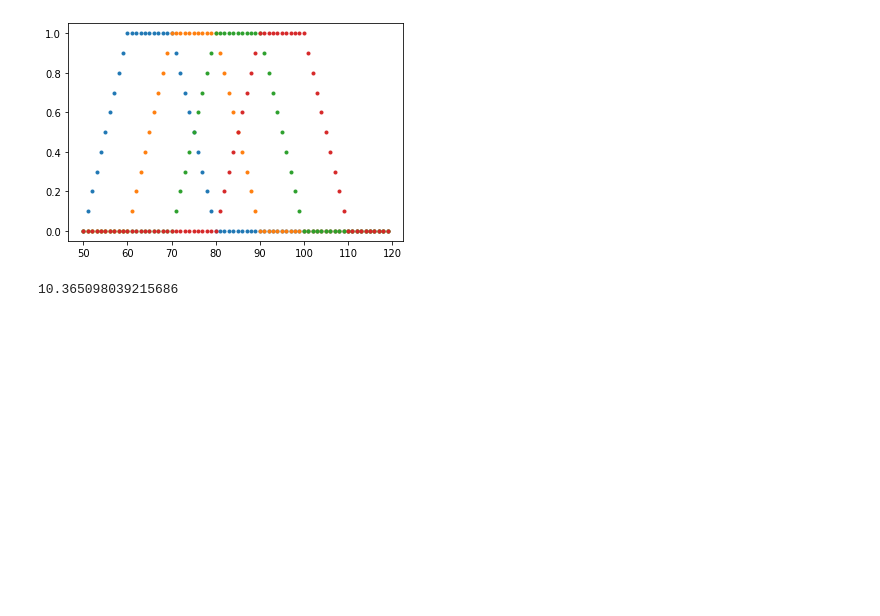
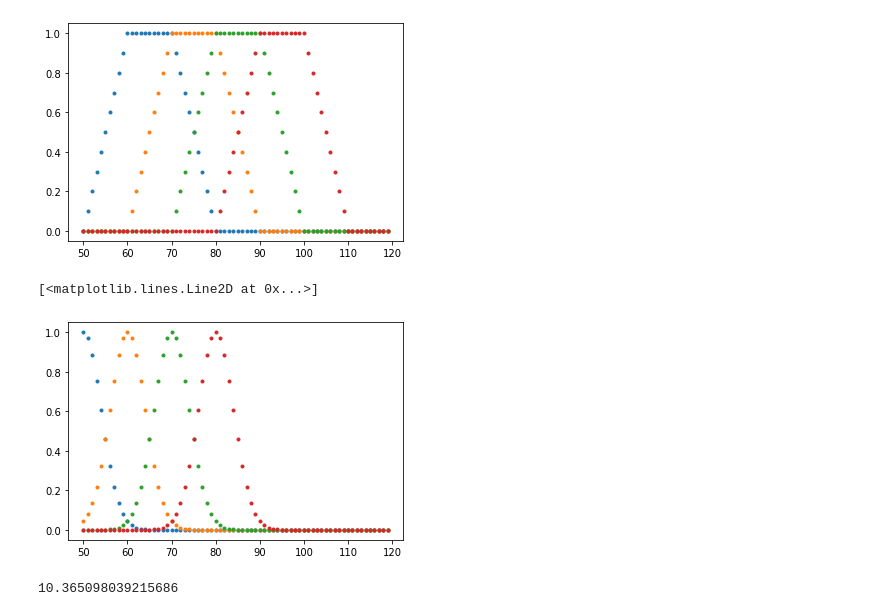
Before and after one commit to Steel3264/AI, a Jupyter notebook: AI_W4_25_2_23.ipynb, the cells around one changed output. Drawn from its saved outputs; the diff is of its cells as text; code cells hidden in the pictures; blank space fills up the shorter version.

```diff
--- a/AI_W4_25_2_23.ipynb
+++ b/AI_W4_25_2_23.ipynb
@@ -47,6 +32,18 @@ plt.plot(x, full_speed, '.', linewidth = 1.5, label = 'full_speed')
 # %% [output]
 [<matplotlib.lines.Line2D at 0x...>]
 [figure]
+# %%
+slow = fuzz.gaussmf(x,50,4)
+plt.plot(x, slow, '.', linewidth = 1.5, label = 'slow')
+medium = fuzz.gaussmf(x,60,4)
+plt.plot(x, medium, '.', linewidth = 1.5, label = 'medium')
+medium_fast = fuzz.gaussmf(x,70,4)
+plt.plot(x, medium_fast, '.', linewidth = 1.5, label = 'medium_fast')
+full_speed = fuzz.gaussmf(x, 80, 4)
+plt.plot(x, full_speed, '.', linewidth = 1.5, label = 'full_speed')
+# %% [output]
+[<matplotlib.lines.Line2D at 0x...>]
+[figure, added]
 # %%
 food = ctrl.Antecedent(np.arange(0,11,1), 'food')
 service = ctrl.Antecedent(np.arange(0,11,1), 'service')
```
Also changed, not shown: parts of 2 cells of this notebook.
